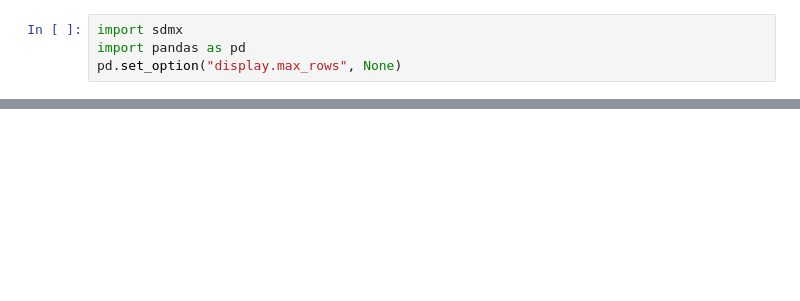
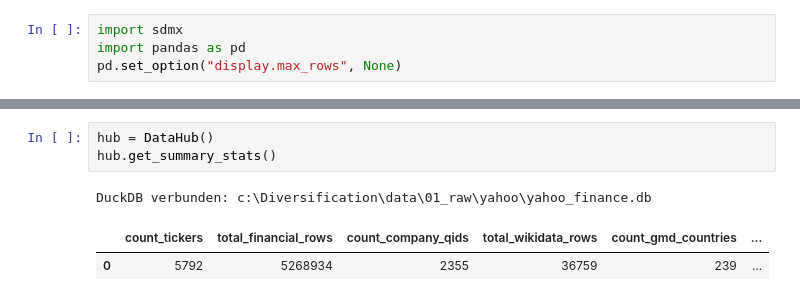
Before and after one commit to KonradSchumacher/DivAnalysisGNN, a Jupyter notebook: src/01_Ingestors/IMF_ingestor.ipynb, the cells around one changed output, grey strips where cells are left out. Saved outputs shown, nothing was run; the diff lists cells and outputs as text; blank space fills up the shorter version.

```diff
--- a/src/01_Ingestors/IMF_ingestor.ipynb
+++ b/src/01_Ingestors/IMF_ingestor.ipynb
@@ -93,0 +166,7 @@ df.head()
+# %%
+hub = DataHub()
+hub.get_summary_stats()
+# %% [output]
+DuckDB verbunden: c:\Diversification\data\01_raw\yahoo\yahoo_finance.db
+|  | count_tickers | total_financial_rows | count_company_qids | total_wikidata_rows | count_gmd_countries | ... |
+| 0 | 5792 | 5268934 | 2355 | 36759 | 239 | ... |
```
Also changed, not shown: parts of 7 cells of this notebook, 3 other files.
